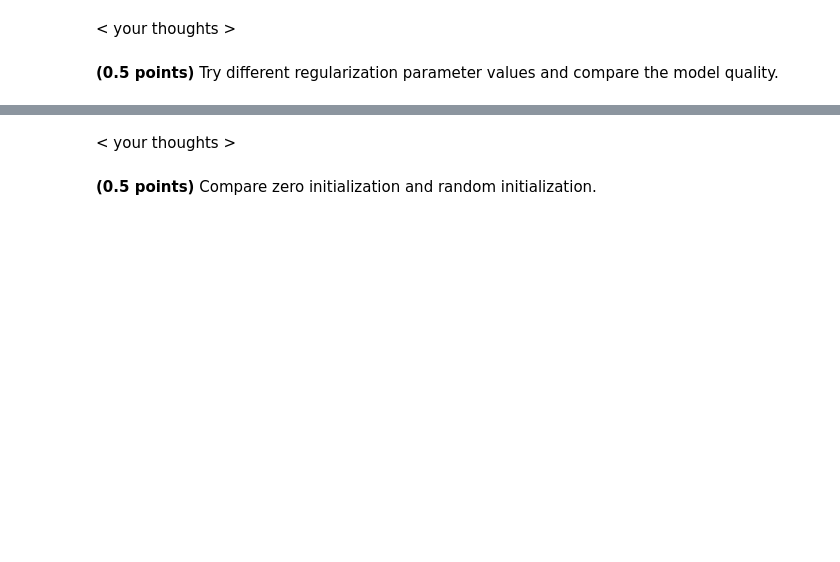
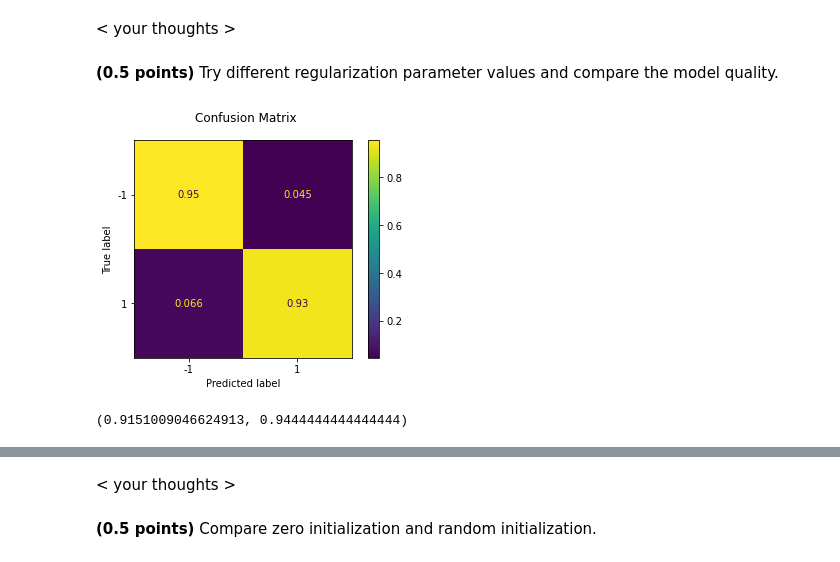
Before and after one commit to AndreiMedvedevSaratov/ml-5_classification_linear_knn, a Jupyter notebook: hw_classification.ipynb, the cells around one changed output, grey strips where cells are left out. Drawn from its saved outputs; the diff is of its cells as text; code cells hidden in the pictures; blank space fills up the shorter version.

```diff
--- a/hw_classification.ipynb
+++ b/hw_classification.ipynb
@@ -203,0 +223,7 @@ plt.plot(model.loss_array);
+# %%
+## your code
+regularization_parameter = CustomLogisticRegression(C = 3)
+fit_evaluate(regularization_parameter, X_train, y_train, X_test, y_test)
+# %% [output]
+[figure, added]
+(0.9151009046624913, 0.9444444444444444)
```
Also changed, not shown: parts of 13 cells of this notebook.
